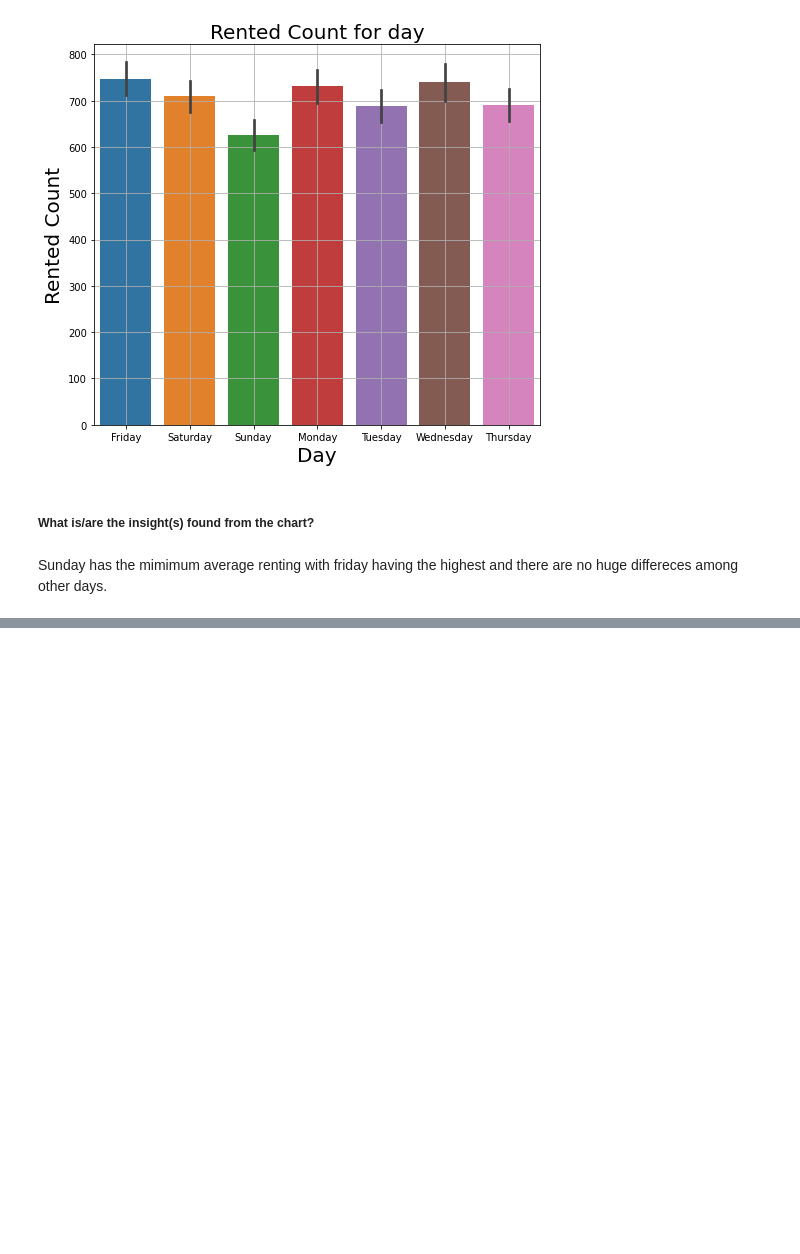
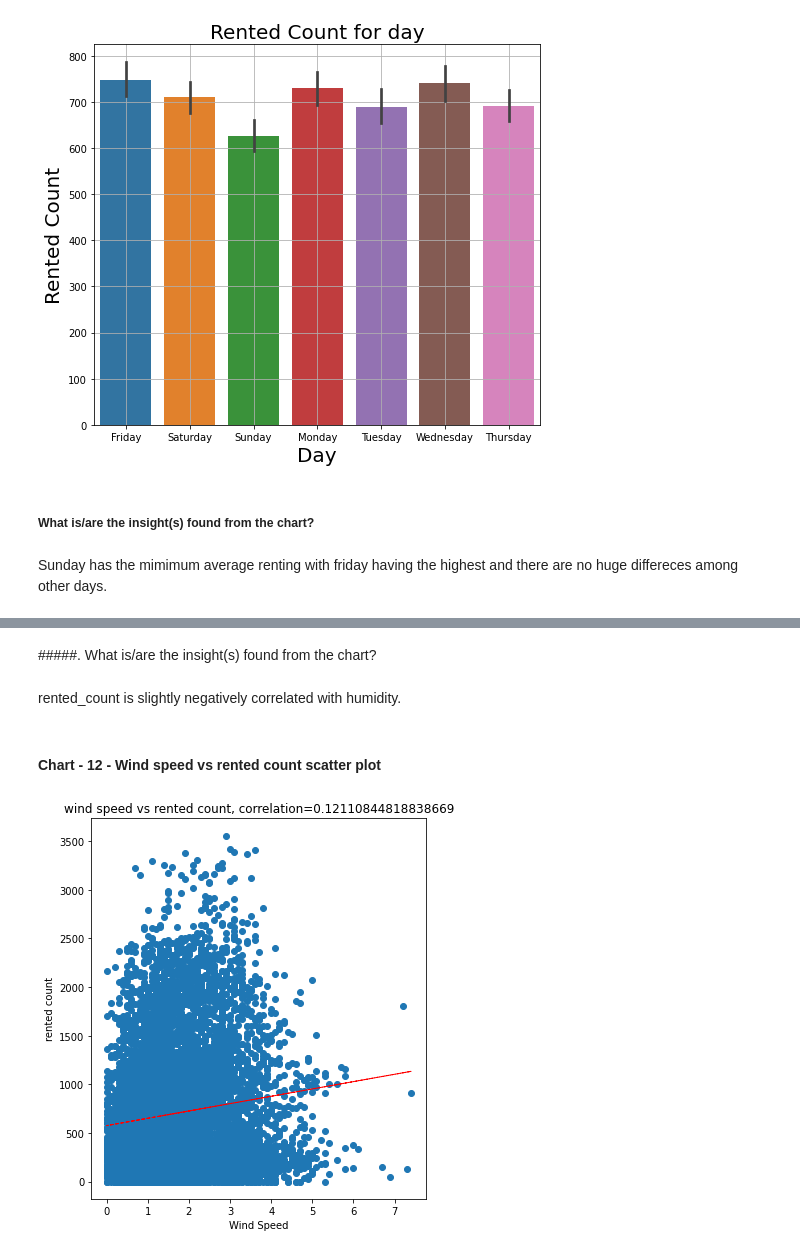
Before and after one commit to DharmeshRV/Bike-Sharing-Demand-Prediction, a Jupyter notebook: Bike_Sharing_Demand_Prediction_Capstone_Project.ipynb, the cells around one changed output, grey strips where cells are left out. Cells and saved outputs as stored; diff of their text form; code cells hidden in the pictures; blank space fills up the shorter version.

```diff
--- a/Bike_Sharing_Demand_Prediction_Capstone_Project.ipynb
+++ b/Bike_Sharing_Demand_Prediction_Capstone_Project.ipynb
@@ -573,0 +634,21 @@ Sunday has the mimimum average renting with friday having the highest and there
+# %% [markdown]
+#####. What is/are the insight(s) found from the chart?
+# %% [markdown]
+rented_count is slightly negatively correlated with humidity.
+# %% [markdown]
+#### Chart - 12 - Wind speed vs rented count scatter plot
+# %%
+# Plotting scatter plot between wind speed and rented_count
+fig = plt.figure(figsize=(6,7))
+ax=fig.gca()
+correlation = df['wind_speed'].corr(df['rented_count'])
+plt.scatter(x=df['wind_speed'],y=df['rented_count'])
+z=np.polyfit(df['wind_speed'],df['rented_count'],1)
+y_hat=np.poly1d(z)(df['wind_speed'])
+plt.plot(df['wind_speed'],y_hat,'r--',lw=1)
+plt.xlabel('Wind Speed')
+plt.ylabel('rented count')
+plt.title('wind speed vs rented count, correlation='+str(correlation))
+plt.show()
+# %% [output]
+[figure, added]
```
Also changed, not shown: parts of 54 cells of this notebook.
